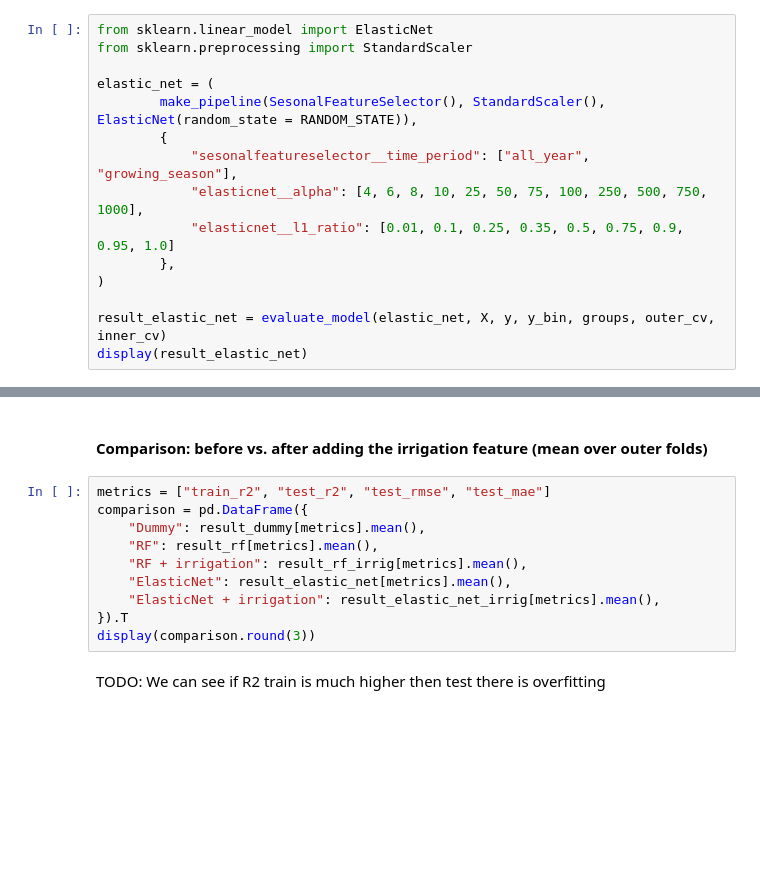
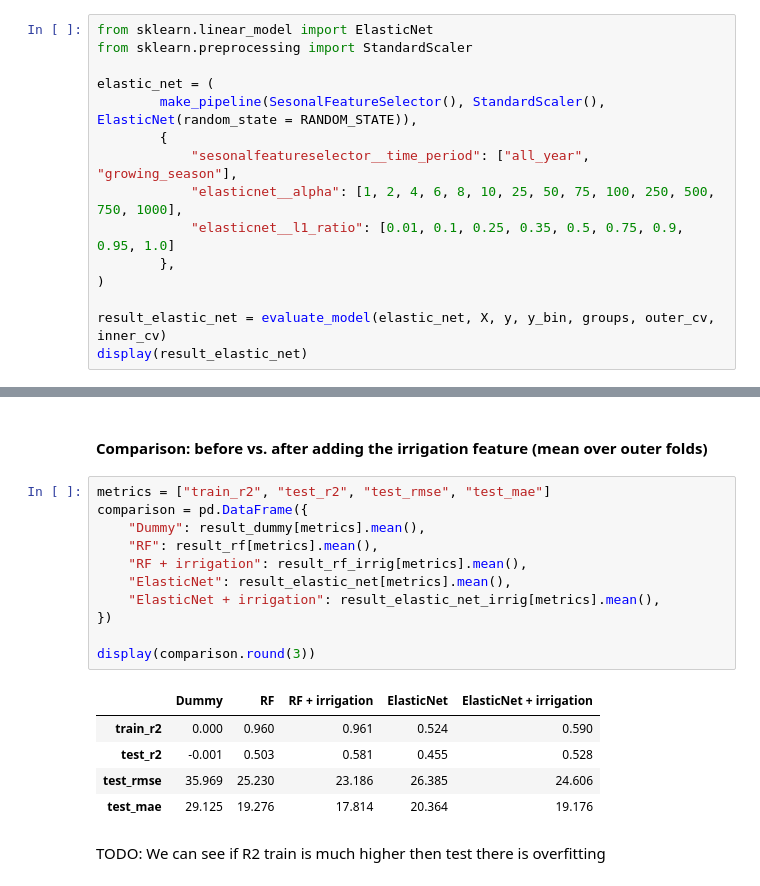
Before and after one commit to nkakowalska/CropNet, a Jupyter notebook: src/cropnet/feature_extraction.ipynb, the cells around one changed output, grey strips where cells are left out. Drawn from its saved outputs; the diff is of its cells as text; blank space fills up the shorter version.

```diff
--- a/src/cropnet/feature_extraction.ipynb
+++ b/src/cropnet/feature_extraction.ipynb
@@ -791,7 +799,7 @@ elastic_net = (
         make_pipeline(SesonalFeatureSelector(), StandardScaler(), ElasticNet(random_state = RANDOM_STATE)),
         {
             "sesonalfeatureselector__time_period": ["all_year", "growing_season"],
-            "elasticnet__alpha": [4, 6, 8, 10, 25, 50, 75, 100, 250, 500, 750, 1000],
+            "elasticnet__alpha": [1, 2, 4, 6, 8, 10, 25, 50, 75, 100, 250, 500, 750, 1000],
             "elasticnet__l1_ratio": [0.01, 0.1, 0.25, 0.35, 0.5, 0.75, 0.9, 0.95, 1.0]
         },
 )
@@ -858,13 +874,20 @@ display(result_elastic_net_irrig)
 # %%
 metrics = ["train_r2", "test_r2", "test_rmse", "test_mae"]
 comparison = pd.DataFrame({
     "Dummy": result_dummy[metrics].mean(),
     "RF": result_rf[metrics].mean(),
     "RF + irrigation": result_rf_irrig[metrics].mean(),
     "ElasticNet": result_elastic_net[metrics].mean(),
     "ElasticNet + irrigation": result_elastic_net_irrig[metrics].mean(),
-}).T
+})
+
 display(comparison.round(3))
+# %% [output]
+|  | Dummy | RF | RF + irrigation | ElasticNet | ElasticNet + irrigation |
+| train_r2 | 0.000 | 0.960 | 0.961 | 0.524 | 0.590 |
+| test_r2 | -0.001 | 0.503 | 0.581 | 0.455 | 0.528 |
+| test_rmse | 35.969 | 25.230 | 23.186 | 26.385 | 24.606 |
+| test_mae | 29.125 | 19.276 | 17.814 | 20.364 | 19.176 |
 # %% [markdown]
 TODO: We can see if R2 train is much higher then test there is overfitting
 # %% [markdown]
```
Also changed, not shown: parts of 22 cells of this notebook.
